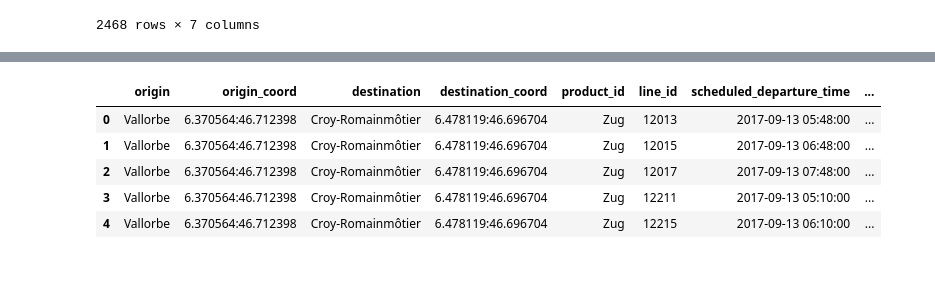
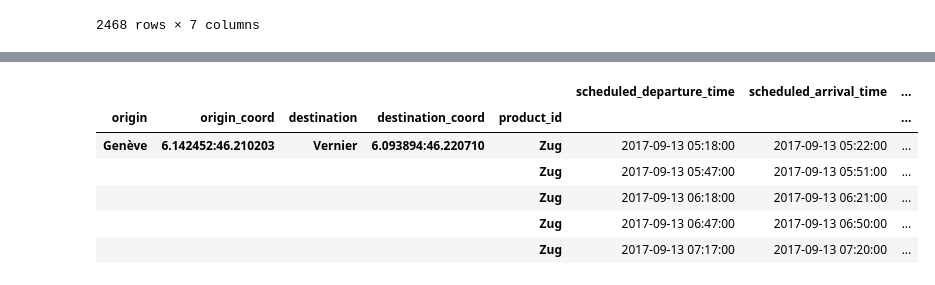
Before and after one commit to mbanga9/DataScience_Labs, a Jupyter notebook: Final-Project-2.ipynb, the cells around one changed output, grey strips where cells are left out. Cells and saved outputs as stored; diff of their text form; code cells hidden in the pictures.

```diff
--- a/Final-Project-2.ipynb
+++ b/Final-Project-2.ipynb
@@ -143,7 +143,7 @@ for id_ in df['trip_id'].unique()[400:600]:
         # Actual arrival time at the end of the trip
         visu['actual_terminus_arrival_time'] = visu['actual_arrival_time'].iloc[len(visu)-1]
 
-        visu = visu.reset_index(['operator_name', 'product_id', 'line_id'])
+        #visu = visu.reset_index(['operator_name', 'product_id', 'line_id'])
         # Select only relevant columns in the dataframe
         visu = visu[['operator_name', 'product_id', 'line_id', 'stop_list', 'scheduled_terminus_departure_time',
                      'scheduled_terminus_arrival_time', 'actual_terminus_departure_time',
@@ -224,5 +226,5 @@ partial_arcs_df.head()
 # %%
-df_edges = pd.DataFrame()
+df_partial_edges = pd.DataFrame()
 
 for index, arc in partial_arcs_df.iterrows():
     origin = arc['origin']
@@ -270,4 +272,4 @@ for index, arc in partial_arcs_df.iterrows():
             #to_concat = to_concat.set_index(['origin', 'origin_coord', 'destination', 'destination_coord', 'product_id'])
             to_concat = to_concat.reset_index().drop(['index'], axis=1)
 
-            df_edges = pd.concat([df_edges, to_concat])
+            df_partial_edges = pd.concat([df_partial_edges, to_concat])
@@ -277,0 +276,10 @@ Timestamp('2017-09-13 20:55:00')
+# %%
+# change format to datetime
+df_partial_edges['actual_travel_time'] = pd.to_datetime(df_partial_edges['actual_travel_time'], format='%d %H:%M:%S', errors='ignore')
+# add column travel delay that helps to find parameters
+#df_partial_edges['travel_delay [sec]'] = ((df_partial_edges['actual_travel_time'] - df_partial_edges['scheduled_travel_time']) / np.timedelta64(1, 's'))
+# reorder columns
+df_partial_edges = df_partial_edges[['origin', 'origin_coord', 'destination', 'destination_coord', 'product_id', 'line_id',
+                     'scheduled_departure_time', 'scheduled_arrival_time', 'scheduled_travel_time',
+                     'actual_departure_time', 'actual_arrival_time', 'actual_travel_time', 'travel_delay [sec]']]
+df_partial_edges = df_partial_edges.reset_index(drop=True)
@@ -278,14 +304,15 @@ Timestamp('2017-09-13 20:55:00')
 # %%
-df_edges = df_edges[['origin', 'origin_coord', 'destination', 'destination_coord', 'product_id', 'line_id',
-                     'scheduled_departure_time', 'scheduled_arrival_time', 'scheduled_travel_time',
-                     'actual_departure_time', 'actual_arrival_time', 'actual_travel_time']]
-df_edges = df_edges.reset_index(drop=True)
+df_partial_edges_viz = df_partial_edges
+df_partial_edges_viz = df_partial_edges_viz.set_index(['origin', 'origin_coord', 'destination', 'destination_coord', 'product_id'])
+df_partial_edges_viz = df_partial_edges_viz[['scheduled_departure_time', 'scheduled_arrival_time', 'scheduled_travel_time',
+                'actual_departure_time', 'actual_arrival_time', 'actual_travel_time', 'travel_delay [sec]']]
 # %%
-df_edges.head()
+df_partial_edges_viz.head()
 # %% [output]
-|  | origin | origin_coord | destination | destination_coord | product_id | line_id | scheduled_departure_time | ... |
-| 0 | Vallorbe | 6.370564:46.712398 | Croy-Romainmôtier | 6.478119:46.696704 | Zug | 12013 | 2017-09-13 05:48:00 | ... |
-| 1 | Vallorbe | 6.370564:46.712398 | Croy-Romainmôtier | 6.478119:46.696704 | Zug | 12015 | 2017-09-13 06:48:00 | ... |
-| 2 | Vallorbe | 6.370564:46.712398 | Croy-Romainmôtier | 6.478119:46.696704 | Zug | 12017 | 2017-09-13 07:48:00 | ... |
-| 3 | Vallorbe | 6.370564:46.712398 | Croy-Romainmôtier | 6.478119:46.696704 | Zug | 12211 | 2017-09-13 05:10:00 | ... |
-| 4 | Vallorbe | 6.370564:46.712398 | Croy-Romainmôtier | 6.478119:46.696704 | Zug | 12215 | 2017-09-13 06:10:00 | ... |
+|  |  |  |  |  | scheduled_departure_time | scheduled_arrival_time | ... |
+| origin | origin_coord | destination | destination_coord | product_id |  |  | ... |
+| Genève | 6.142452:46.210203 | Vernier | 6.093894:46.220710 | Zug | 2017-09-13 05:18:00 | 2017-09-13 05:22:00 | ... |
+|  |  |  |  | Zug | 2017-09-13 05:47:00 | 2017-09-13 05:51:00 | ... |
+|  |  |  |  | Zug | 2017-09-13 06:18:00 | 2017-09-13 06:21:00 | ... |
+|  |  |  |  | Zug | 2017-09-13 06:47:00 | 2017-09-13 06:50:00 | ... |
+|  |  |  |  | Zug | 2017-09-13 07:17:00 | 2017-09-13 07:20:00 | ... |
```
Also changed, not shown: parts of 17 cells of this notebook.
